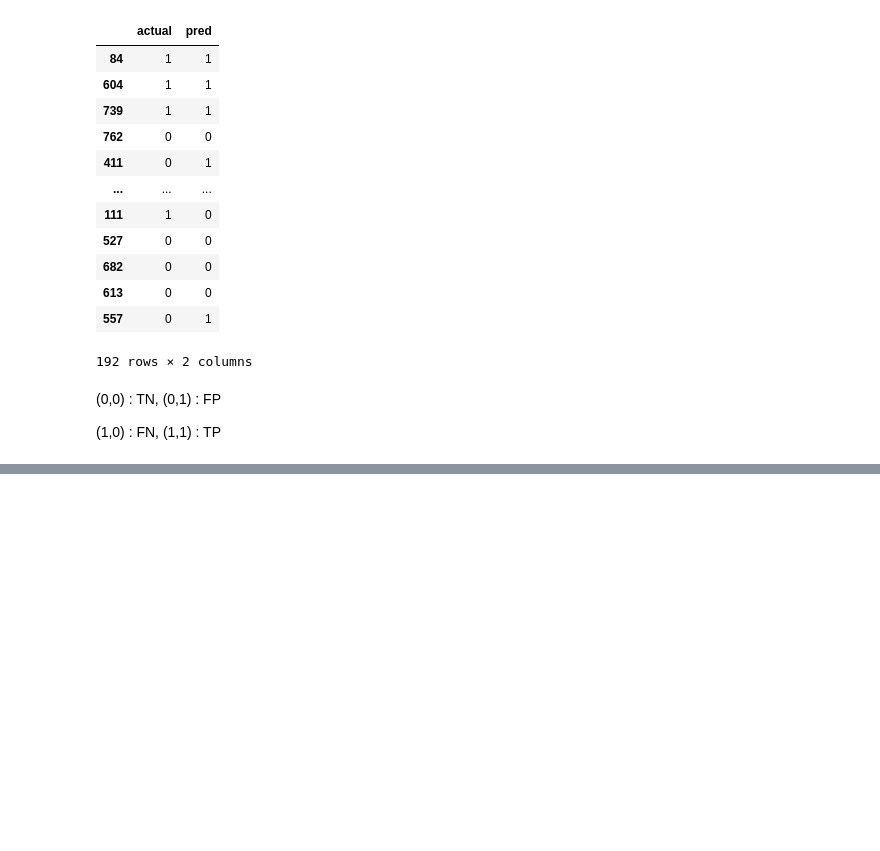
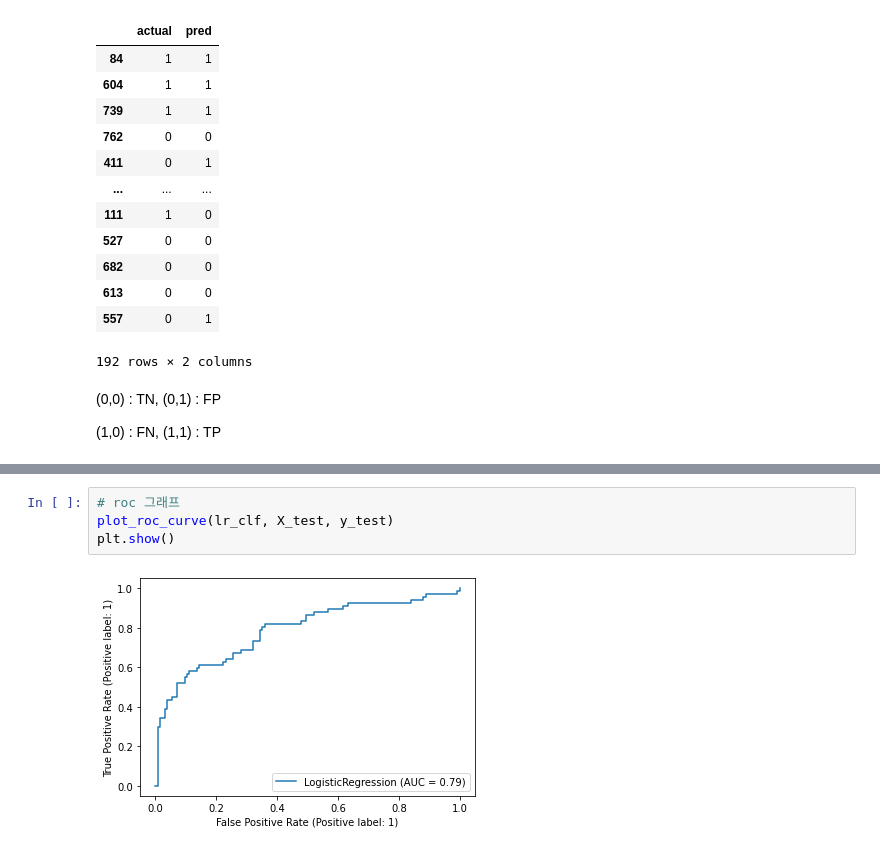
Before and after one commit to Jung-jieun/python-big-data-analysis, a Jupyter notebook: 분류평가.ipynb, the cells around one changed output, grey strips where cells are left out. Cells and saved outputs as stored; diff of their text form; blank space fills up the shorter version.

```diff
--- a/분류평가.ipynb
+++ b/분류평가.ipynb
@@ -149,0 +281,6 @@ mycon['con'] = np.where(mycon['actual']==1, np.where(mycon['pred']==1, 'TP', 'FN
+# %%
+# roc 그래프
+plot_roc_curve(lr_clf, X_test, y_test)
+plt.show()
+# %% [output]
+[figure, added]
```
Also changed, not shown: parts of 24 cells of this notebook.
